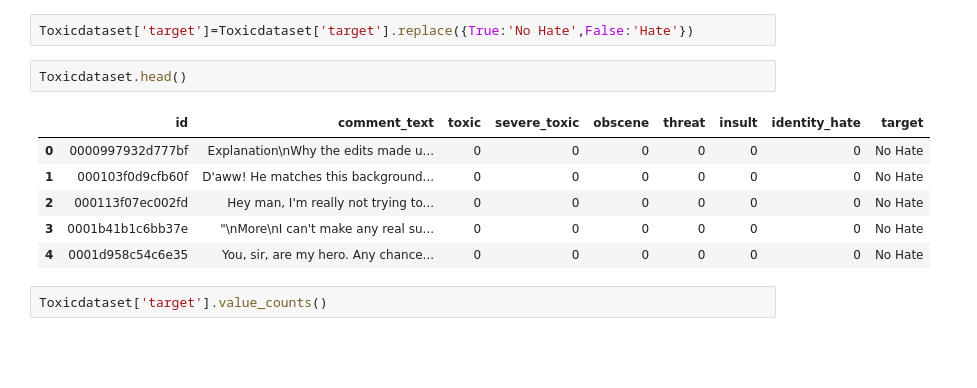
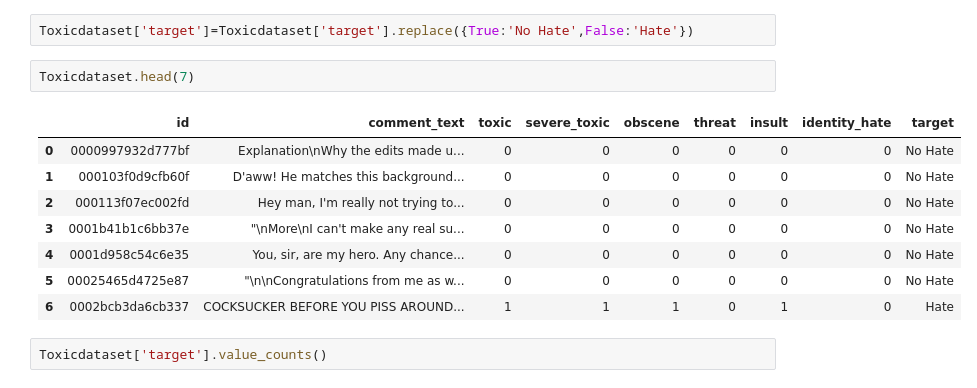
Before and after one commit to kohishaa/Hate-Speech-Analysis, a Jupyter notebook: src/datacollection.ipynb, the cells around one changed output. Saved outputs shown, nothing was run; the diff lists cells and outputs as text; blank space fills up the shorter version.

```diff
--- a/src/datacollection.ipynb
+++ b/src/datacollection.ipynb
@@ -36,14 +36,16 @@ Toxicdataset.head()
 # %%
 Toxicdataset['target']=Toxicdataset['target'].replace({True:'No Hate',False:'Hate'})
 # %%
-Toxicdataset.head()
+Toxicdataset.head(7)
 # %% [output]
 |  | id | comment_text | toxic | severe_toxic | obscene | threat | insult | identity_hate | target |
 | 0 | 0000997932d777bf | Explanation\nWhy the edits made u... | 0 | 0 | 0 | 0 | 0 | 0 | No Hate |
 | 1 | 000103f0d9cfb60f | D'aww! He matches this background... | 0 | 0 | 0 | 0 | 0 | 0 | No Hate |
 | 2 | 000113f07ec002fd | Hey man, I'm really not trying to... | 0 | 0 | 0 | 0 | 0 | 0 | No Hate |
 | 3 | 0001b41b1c6bb37e | "\nMore\nI can't make any real su... | 0 | 0 | 0 | 0 | 0 | 0 | No Hate |
 | 4 | 0001d958c54c6e35 | You, sir, are my hero. Any chance... | 0 | 0 | 0 | 0 | 0 | 0 | No Hate |
+| 5 | 00025465d4725e87 | "\n\nCongratulations from me as w... | 0 | 0 | 0 | 0 | 0 | 0 | No Hate |
+| 6 | 0002bcb3da6cb337 | COCKSUCKER BEFORE YOU PISS AROUND... | 1 | 1 | 1 | 0 | 1 | 0 | Hate |
 # %%
 Toxicdataset['target'].value_counts()
 # %% [output]
```
Also changed, not shown: parts of 7 cells of this notebook.
